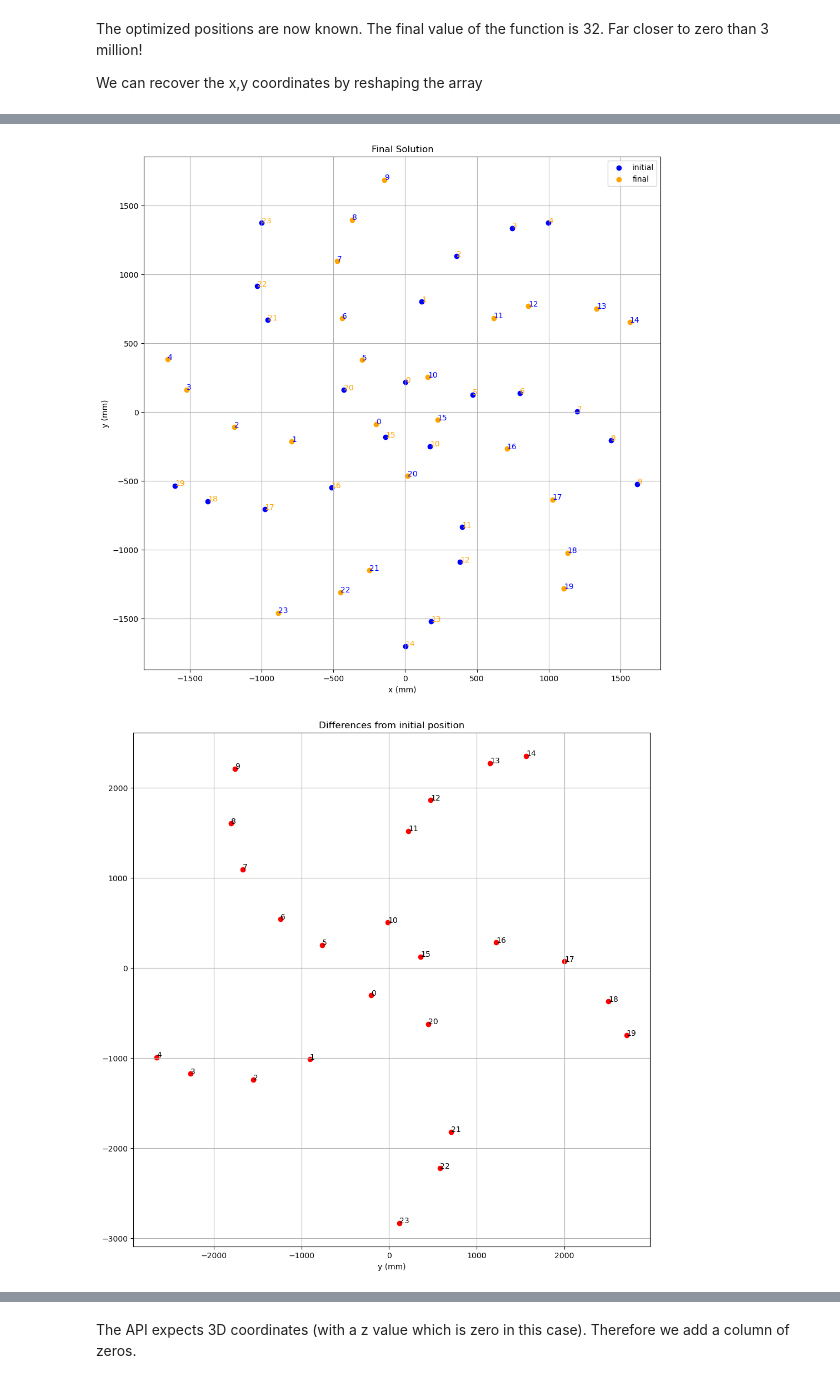
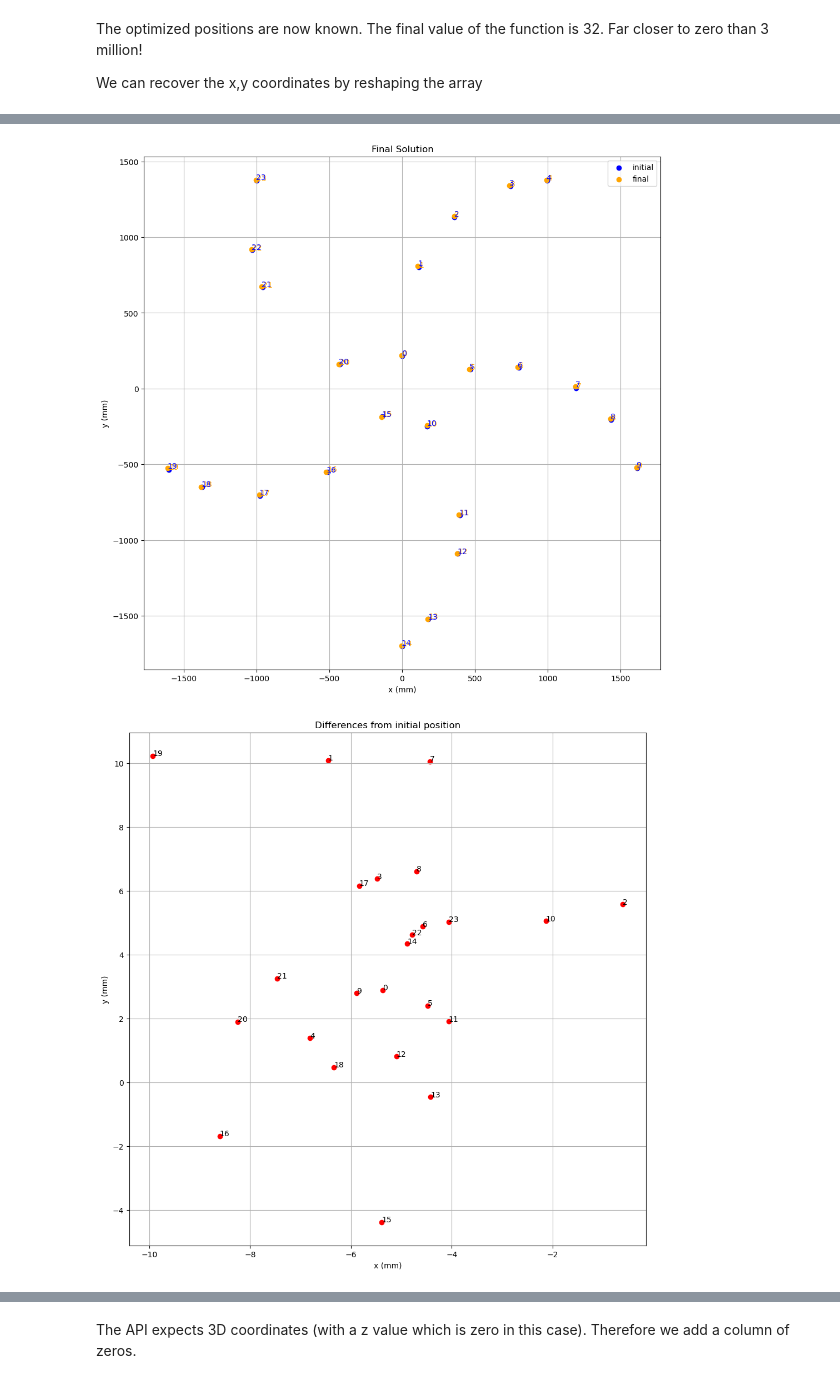
Before and after one commit to tart-telescope/position_cal, a Jupyter notebook: kenya/antenna_survey.ipynb, the cells around one changed output, grey strips where cells are left out. Saved outputs shown, nothing was run; the diff lists cells and outputs as text; code cells hidden in the pictures.

```diff
--- a/kenya/antenna_survey.ipynb
+++ b/kenya/antenna_survey.ipynb
@@ -253,5 +255,5 @@ def f(x):
     # This is the final criterion for optimality. The sum of squared residuals.
     ret = np.sum(radius_residual(x)**2)
     ret += np.sum(m_ij_residual(x)**2)
-    ret += rot_residual(x)**2
+    # ret += rot_residual(x)**2
     return ret
@@ -351,27 +349,27 @@ ax.legend()
 plt.savefig('final_positions.png')
 plt.show()
 # %% [output]
-[figure, old version]
+[figure, new version]
 # %%
 # Differences plot
 diff = pos - pos_i[:,0:2]
 
 
 fig, ax = plt.subplots(figsize=(12,12))
 
 ax.scatter(diff[:,0], diff[:,1], color='red')
 
 for i in range(0,diff.shape[0]):
     ax.text(diff[i,0], diff[i,1],f"{i}")
 
 ax.grid(True)
 ax.set_title("Differences from initial position")
 ax.set_xlabel('x (mm)')
-ax.set_xlabel('y (mm)')
+ax.set_ylabel('y (mm)')
 plt.savefig('differences.png')
 plt.show()
 # %% [output]
-[figure, old version]
+[figure, new version]
 # %%
 # Residual plot
 rres = radius_residual(res.x)
```
Also changed, not shown: parts of 12 cells of this notebook, 1 other file.
